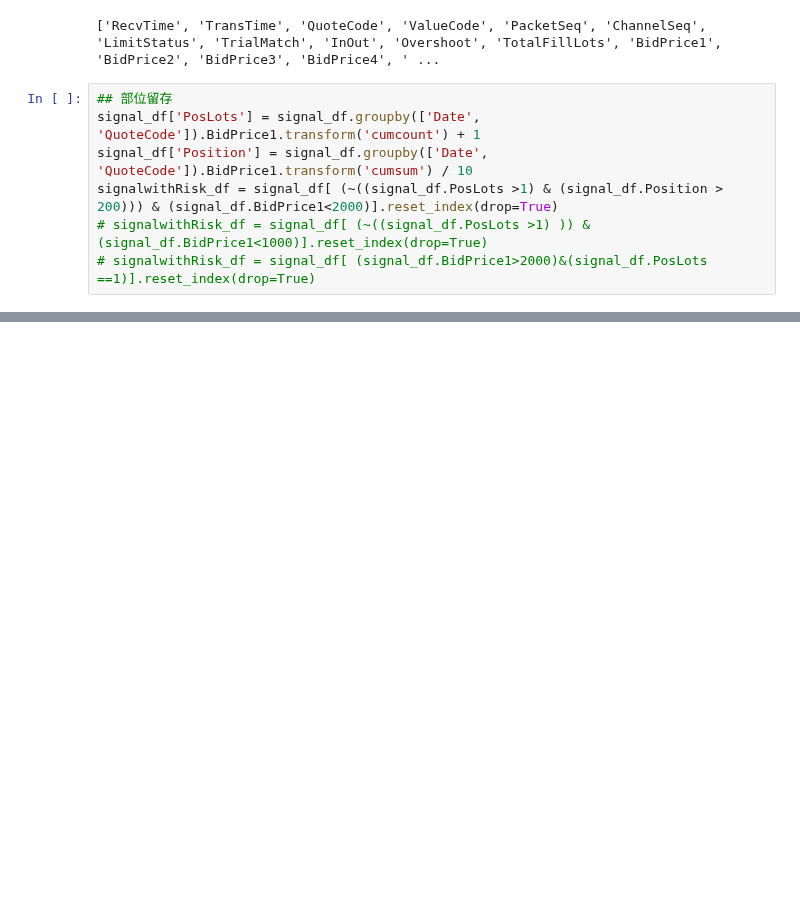
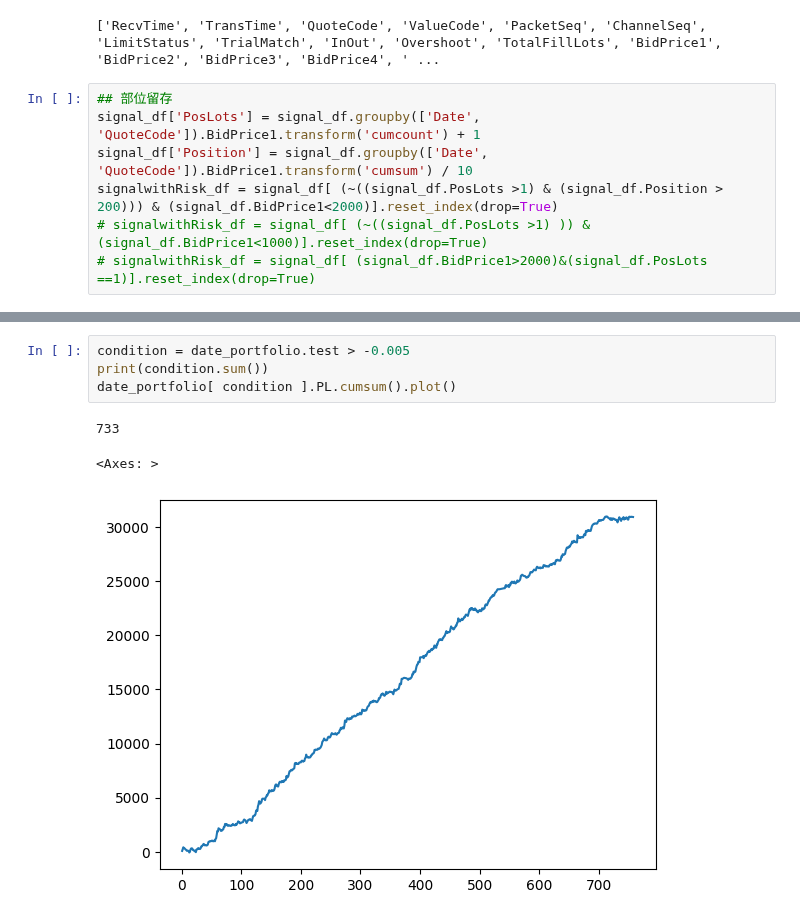
Before and after one commit to knjo/timeSeriesResearch, a Jupyter notebook: negFillResearch.ipynb, the cells around one changed output, grey strips where cells are left out. Cells and saved outputs as stored; diff of their text form; blank space fills up the shorter version.

```diff
--- a/negFillResearch.ipynb
+++ b/negFillResearch.ipynb
@@ -370,0 +564,8 @@ results = bt.run_analysis()
+# %%
+condition = date_portfolio.test > -0.005
+print(condition.sum())
+date_portfolio[ condition ].PL.cumsum().plot()
+# %% [output]
+733
+<Axes: >
+[figure, added]
```
Also changed, not shown: parts of 32 cells of this notebook, 1 other file.
